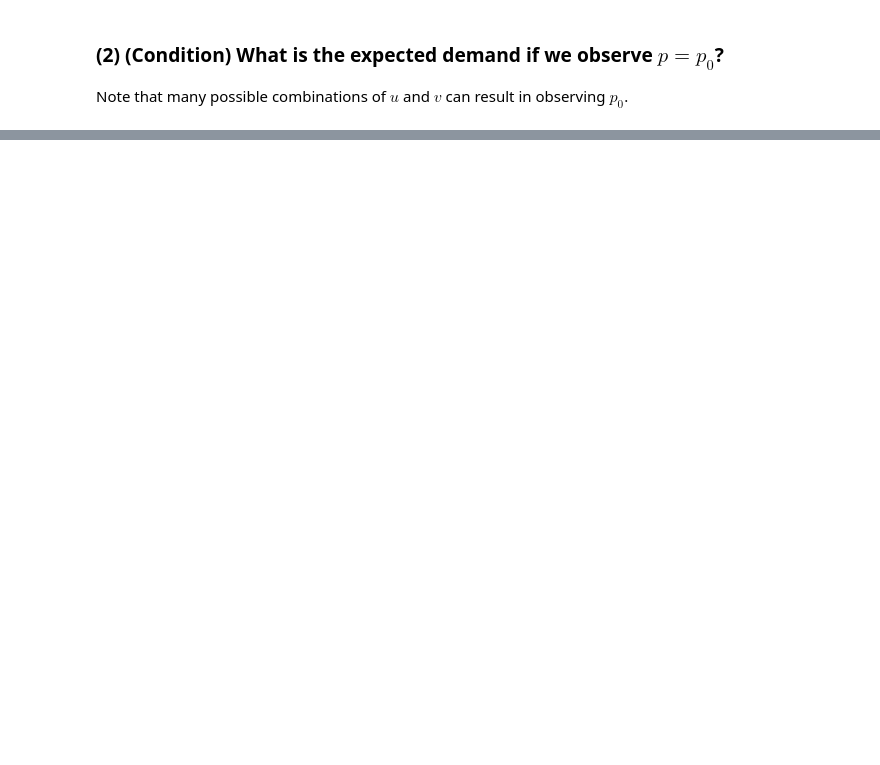
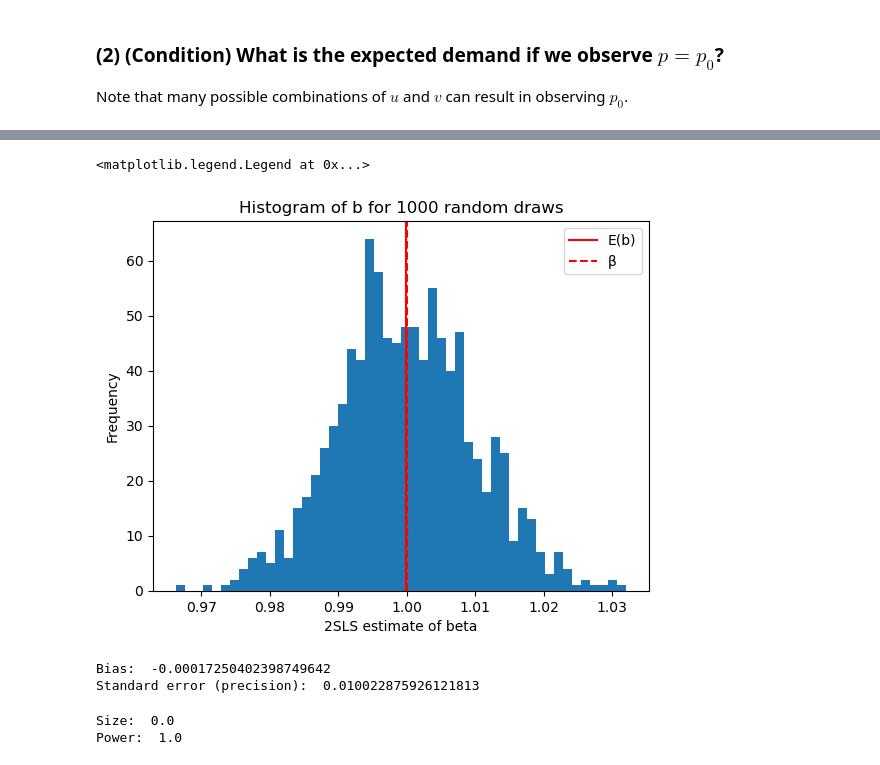
Before and after one commit to eleanor-adachi/ARE212_Materials, a Jupyter notebook: Assignments/assignment2/assignment2_final.ipynb, the cells around one changed output, grey strips where cells are left out. Saved outputs shown, nothing was run; the diff lists cells and outputs as text; code cells hidden in the pictures; blank space fills up the shorter version.

Commit message:
add exercise 2, update Wright part 3, add weak instruments

```diff
--- a/Assignments/assignment2/assignment2_final.ipynb
+++ b/Assignments/assignment2/assignment2_final.ipynb
@@ -260,0 +397,75 @@ D_exp
+# %%
+# create simulator
+
+def simulator(N, n, beta, pi, dgp):
+    """
+    Perform N draws of sample size n with parameters beta and pi.
+    """
+    results = pd.DataFrame(columns=['b', 'seb'])
+    for i in range(N):
+        y, x, Z =  dgp(n, beta, pi)
+        b, seb = two_sls(y, x, Z)
+        results0 = pd.concat([b, seb], axis=1)
+        if results.empty:
+            results = results0.copy()
+        else:
+            results = pd.concat([results, results0], axis=0)
+
+    return results
+# %%
+# run simulator N times for beta = 1 and pi = 1
+
+np.random.seed(1234)
+
+beta = 1
+pi = 1
+N = 1000
+results = simulator(N, 10000, beta, pi, weak_dgp)
+# %%
+# plot histogram of b
+
+b_avg = results['b'].mean()
+
+plt.hist(results['b'], bins=50)
+plt.axvline(x=b_avg, color='r', label='E(b)')
+plt.axvline(x=beta, color='r', linestyle='--', label='β')
+plt.xlabel('2SLS estimate of beta')
+plt.ylabel('Frequency')
+plt.title('Histogram of b for {} random draws'.format(N))
+plt.legend()
+# %% [output]
+<matplotlib.legend.Legend at 0x...>
+[figure, added]
+# %%
+# calculate bias and precision
+
+bias = results['b'].mean() - beta
+var = np.sum(np.square(results['b'] - results['b'].mean()))
+sd = np.sqrt(var)
+se = sd/np.sqrt(len(results))
+
+print('Bias: ', bias)
+print('Standard error (precision): ', se)
+# %% [output]
+Bias:  -0.00017250402398749642
+Standard error (precision):  0.010022875926121813
+# %%
+from scipy.stats import t
+import statsmodels.stats.power as smp
+
+# Size of two-tailed t-test for beta = 0
+t_score = (b_avg - 0)/se
+n = len(results)
+df = n - 1
+pval = t.sf(np.abs(t_score), df) * 2
+print('Size: ', pval)
+
+# Power of two-tailed t-test for beta = 0
+alpha = 0.05
+delta = b_avg - 0
+effect_size = np.abs(delta/sd)
+power = smp.ttest_power(effect_size, nobs=n, alpha=alpha, alternative='two-sided')
+print('Power: ', power)
+# %% [output]
+Size:  0.0
+Power:  1.0
```
Also changed, not shown: parts of 29 cells of this notebook.
